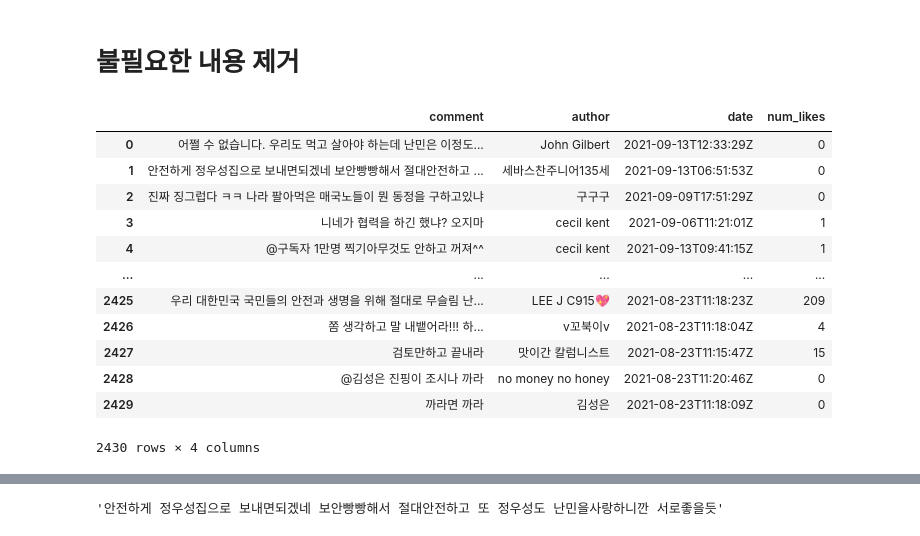
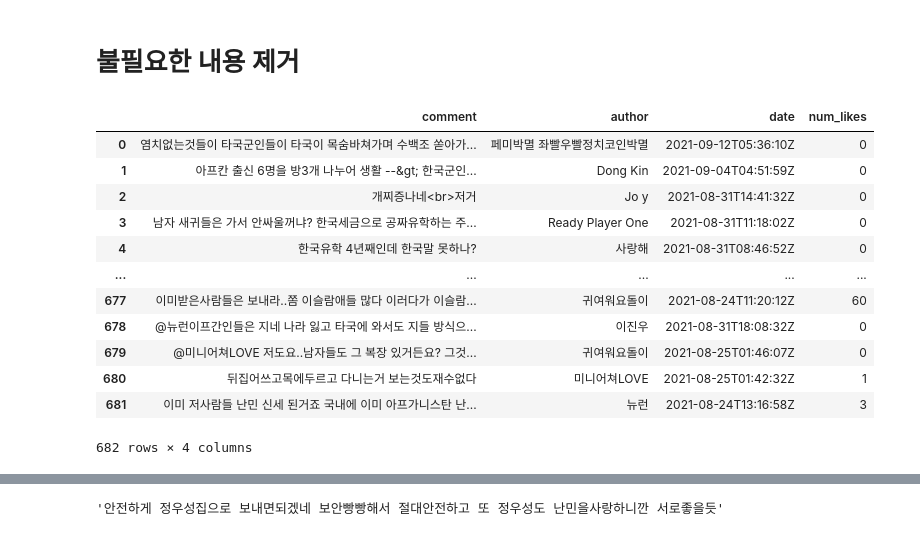
Before and after one commit to 2hongbi/news_analysis, a Jupyter notebook: src/outlier7조_뉴스워드클라우드.ipynb, the cells around one changed output, grey strips where cells are left out. Saved outputs shown, nothing was run; the diff lists cells and outputs as text; code cells hidden in the pictures.

```diff
--- a/src/outlier7조_뉴스워드클라우드.ipynb
+++ b/src/outlier7조_뉴스워드클라우드.ipynb
@@ -31,23 +29,23 @@ from bs4 import BeautifulSoup
 # %% [markdown]
 # 불필요한 내용 제거
 # %%
-data=pd.read_excel("/content/drive/MyDrive/Colab Notebooks/mbc_news.xlsx")
+data=pd.read_excel("/content/drive/MyDrive/outlier/channelA_news.xlsx")
 #data=data['comment']
 data
 # %% [output]
 |  | comment | author | date | num_likes |
-| 0 | 어쩔 수 없습니다. 우리도 먹고 살아야 하는데 난민은 이정도... | John Gilbert | 2021-09-13T12:33:29Z | 0 |
-| 1 | 안전하게 정우성집으로 보내면되겠네 보안빵빵해서 절대안전하고 ... | 세바스찬주니어135세 | 2021-09-13T06:51:53Z | 0 |
-| 2 | 진짜 징그럽다 ㅋㅋ 나라 팔아먹은 매국노들이 뭔 동정을 구하고있냐 | 구구구 | 2021-09-09T17:51:29Z | 0 |
-| 3 | 니네가 협력을 하긴 했냐? 오지마 | cecil kent | 2021-09-06T11:21:01Z | 1 |
-| 4 | @구독자 1만명 찍기아무것도 안하고 꺼져^^ | cecil kent | 2021-09-13T09:41:15Z | 1 |
+| 0 | 염치없는것들이 타국군인들이 타국이 목숨바쳐가며 수백조 쏟아가... | 페미박멸 좌빨우빨정치코인박멸 | 2021-09-12T05:36:10Z | 0 |
+| 1 | 아프칸 출신 6명을 방3개 나누어 생활 --&gt; 한국군인... | Dong Kin | 2021-09-04T04:51:59Z | 0 |
+| 2 | 개찌증나네<br>저거 | Jo y | 2021-08-31T14:41:32Z | 0 |
+| 3 | 남자 새귀들은 가서 안싸울꺼냐? 한국세금으로 공짜유학하는 주... | Ready Player One | 2021-08-31T11:18:02Z | 0 |
+| 4 | 한국유학 4년째인데 한국말 못하나? | 사랑해 | 2021-08-31T08:46:52Z | 0 |
 | ... | ... | ... | ... | ... |
-| 2425 | 우리 대한민국 국민들의 안전과 생명을 위해 절대로 무슬림 난... | LEE J C915💖 | 2021-08-23T11:18:23Z | 209 |
-| 2426 | 쫌 생각하고 말 내뱉어라!!! 하... | v꼬북이v | 2021-08-23T11:18:04Z | 4 |
-| 2427 | 검토만하고 끝내라 | 맛이간 칼럼니스트 | 2021-08-23T11:15:47Z | 15 |
-| 2428 | @김성은 진핑이 조시나 까라 | no money no honey | 2021-08-23T11:20:46Z | 0 |
-| 2429 | 까라면 까라 | 김성은 | 2021-08-23T11:18:09Z | 0 |
+| 677 | 이미받은사람들은 보내라..쫌 이슬람애들 많다 이러다가 이슬람... | 귀여워요돌이 | 2021-08-24T11:20:12Z | 60 |
+| 678 | @뉴런이프간인들은 지네 나라 잃고 타국에 와서도 지들 방식으... | 이진우 | 2021-08-31T18:08:32Z | 0 |
+| 679 | @미니어쳐LOVE 저도요..남자들도 그 복장 있거든요? 그것... | 귀여워요돌이 | 2021-08-25T01:46:07Z | 0 |
+| 680 | 뒤집어쓰고목에두르고 다니는거 보는것도재수없다 | 미니어쳐LOVE | 2021-08-25T01:42:32Z | 1 |
+| 681 | 이미 저사람들 난민 신세 된거죠 국내에 이미 아프가니스탄 난... | 뉴런 | 2021-08-24T13:16:58Z | 3 |
-2430 rows × 4 columns
+682 rows × 4 columns
 # %%
 # 한글과 띄어쓰기만 추출
 import re
```
Also changed, not shown: parts of 8 cells of this notebook, 1 other file.
